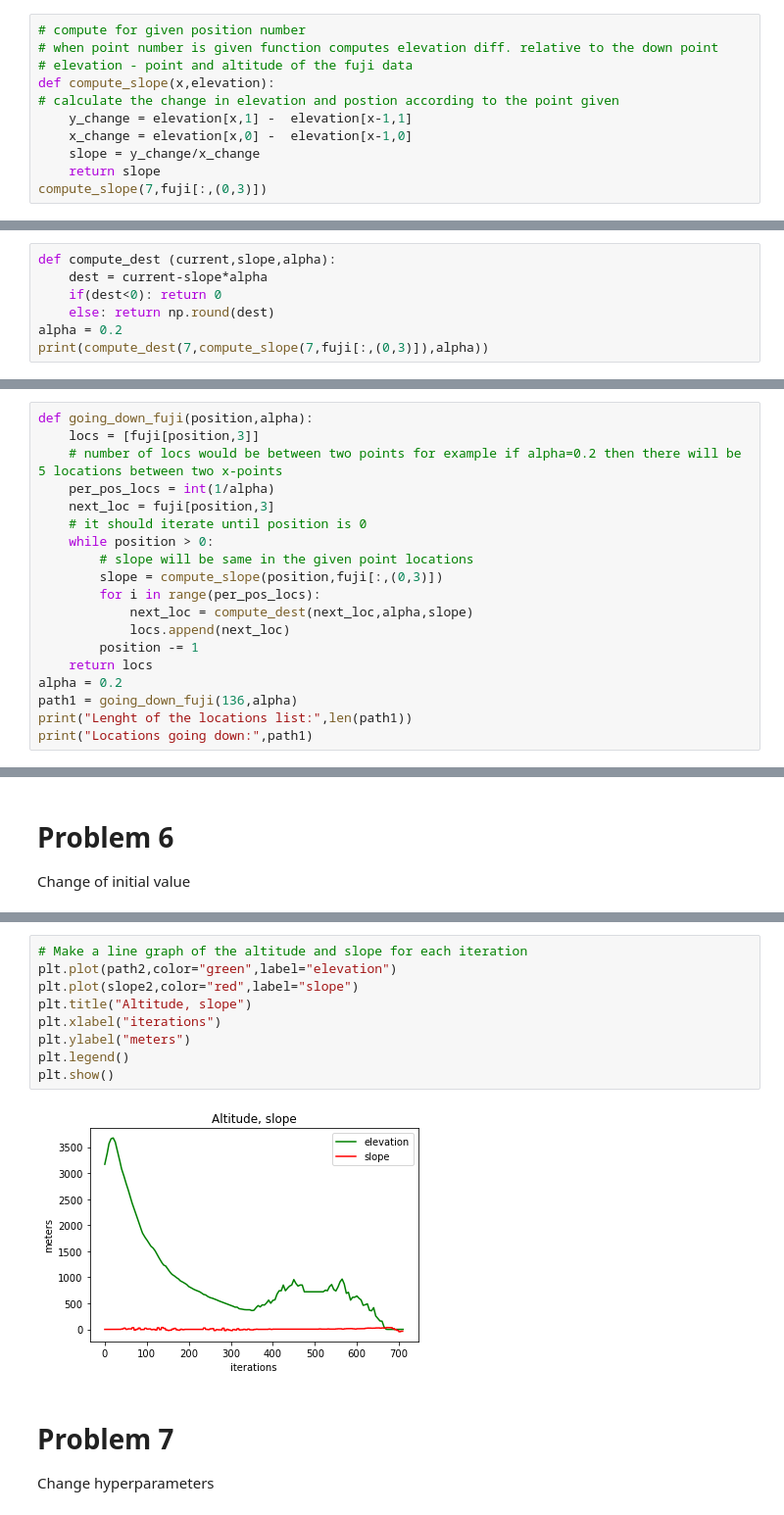
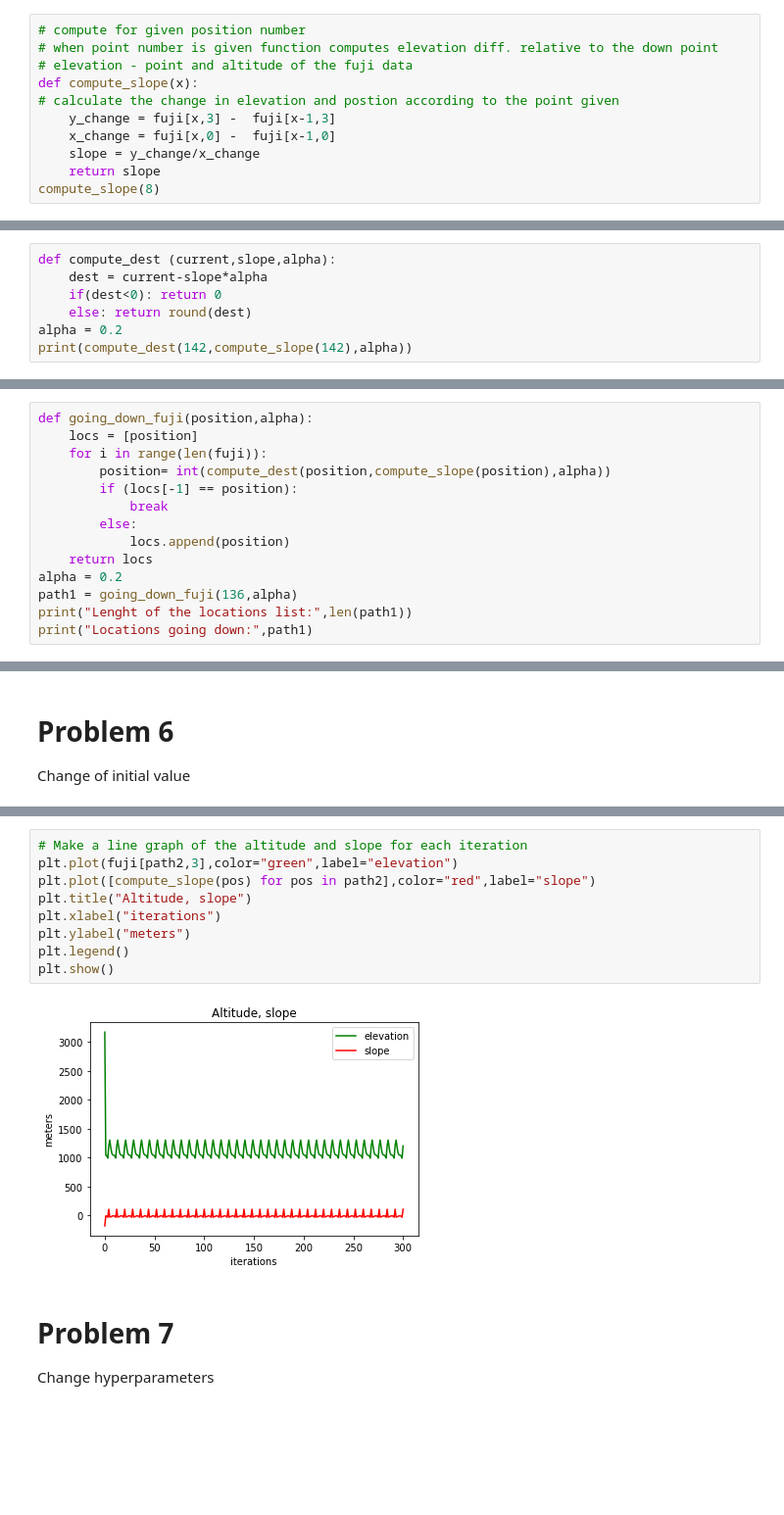
Before and after one commit to otgontstsg/diveintocode-ml, a Jupyter notebook: Gradient-Descent-Fuji.ipynb, the cells around one changed output, grey strips where cells are left out. Shown: that part at 98% size. Cells and saved outputs as stored; diff of their text form; blank space fills up the shorter version.

```diff
--- a/Gradient-Descent-Fuji.ipynb
+++ b/Gradient-Descent-Fuji.ipynb
@@ -32,11 +32,11 @@ print(slope_fuji.shape)
 # compute for given position number
 # when point number is given function computes elevation diff. relative to the down point
 # elevation - point and altitude of the fuji data
-def compute_slope(x,elevation):
+def compute_slope(x):
 # calculate the change in elevation and postion according to the point given
-    y_change = elevation[x,1] -  elevation[x-1,1]
-    x_change = elevation[x,0] -  elevation[x-1,0]
+    y_change = fuji[x,3] -  fuji[x-1,3]
+    x_change = fuji[x,0] -  fuji[x-1,0]
     slope = y_change/x_change
     return slope
-compute_slope(7,fuji[:,(0,3)])
+compute_slope(8)
 # %% [output]
@@ -48,7 +48,7 @@ Create a function to calculate the destination
 def compute_dest (current,slope,alpha):
     dest = current-slope*alpha
     if(dest<0): return 0
-    else: return np.round(dest)
+    else: return round(dest)
 alpha = 0.2
-print(compute_dest(7,compute_slope(7,fuji[:,(0,3)]),alpha))
+print(compute_dest(142,compute_slope(142),alpha))
 # %% [output]
@@ -59,17 +63,12 @@ Creating a function to go down the mountain
 # %%
 def going_down_fuji(position,alpha):
-    locs = [fuji[position,3]]
-    # number of locs would be between two points for example if alpha=0.2 then there will be 5 locations between two x-points
-    per_pos_locs = int(1/alpha)
-    next_loc = fuji[position,3]
-    # it should iterate until position is 0
-    while position > 0:
-        # slope will be same in the given point locations
-        slope = compute_slope(position,fuji[:,(0,3)])
-        for i in range(per_pos_locs):
-            next_loc = compute_dest(next_loc,alpha,slope)
-            locs.append(next_loc)
-        position -= 1
+    locs = [position]
+    for i in range(len(fuji)):
+        position= int(compute_dest(position,compute_slope(position),alpha))
+        if (locs[-1] == position):
+            break
+        else:
+            locs.append(position)
     return locs
 alpha = 0.2
 path1 = going_down_fuji(136,alpha)
@@ -125,14 +123,14 @@ for i in range(1,len(elev2)):
 # %%
 # Make a line graph of the altitude and slope for each iteration
-plt.plot(path2,color="green",label="elevation")
-plt.plot(slope2,color="red",label="slope")
+plt.plot(fuji[path2,3],color="green",label="elevation")
+plt.plot([compute_slope(pos) for pos in path2],color="red",label="slope")
 plt.title("Altitude, slope")
 plt.xlabel("iterations")
 plt.ylabel("meters")
 plt.legend()
 plt.show()
 # %% [output]
-[figure, old version]
+[figure, new version]
 # %% [markdown]
 # Problem 7
 Change hyperparameters
```
Also changed, not shown: parts of 13 cells of this notebook.
